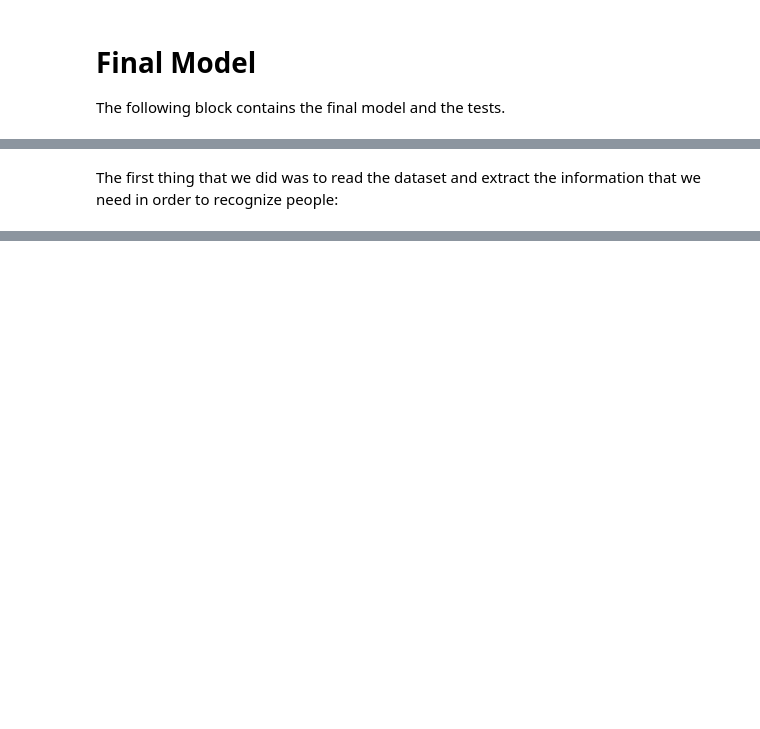
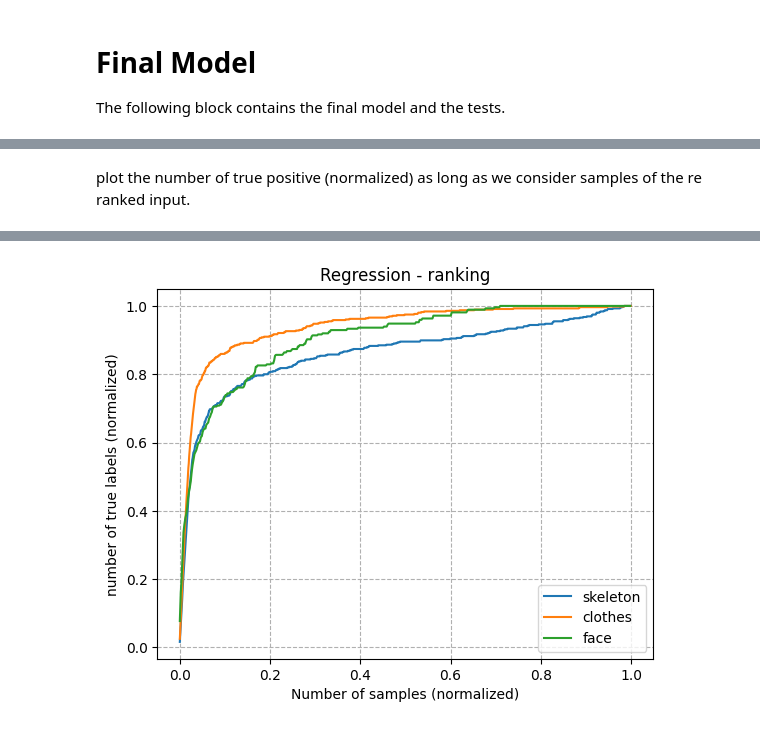
Before and after one commit to Andreus00/FDS, a Jupyter notebook: src/notebook.ipynb, the cells around one changed output, grey strips where cells are left out. Cells and saved outputs as stored; diff of their text form; code cells hidden in the pictures; blank space fills up the shorter version.

Commit message:
Updated the regression part

```diff
--- a/src/notebook.ipynb
+++ b/src/notebook.ipynb
@@ -842,13 +678,0 @@ def test_regression(name, model_skel, model_clothes, model_face,
-# %%
-m1 = Pipeline([("poly", PolynomialFeatures(degree=4)),("LinReg", SVC())])
-m2 = Pipeline([("poly", PolynomialFeatures(degree=4)),("LinReg", SVC())])
-m3 = Pipeline([("poly", PolynomialFeatures(degree=4)),("LinReg", SVC())])
-
-test_regression("Pipeline", m1, m2, m3, X_skel, X_clothes, X_face, X_skel_test, X_clothes_test, X_face_test, y_train, y_test, y_face, y_face_test, X_skel_logistic, X_clothes_logistic, X_face_logistic, X_skel_test_logistic, X_clothes_test_logistic, X_face_test_logistic, y_train_logistic, y_test_logistic, y_face_logistic, y_face_test_logistic)
-# %%
-m1 = Pipeline([("poly", PolynomialFeatures()), ("scaler", StandardScaler()), ("Regression", SVC())])
-m2 = Pipeline([("poly", PolynomialFeatures()), ("scaler", StandardScaler()), ("Regression", SVC())])
-m3 = Pipeline([("poly", PolynomialFeatures()), ("scaler", StandardScaler()), ("Regression", SVC())])
-test_regression("Pipeline", m1, m2, m3, X_skel, X_clothes, X_face, X_skel_test, X_clothes_test, X_face_test, y_train, y_test, y_face, y_face_test, X_skel_logistic, X_clothes_logistic, X_face_logistic, X_skel_test_logistic, X_clothes_test_logistic, X_face_test_logistic, y_train_logistic, y_test_logistic, y_face_logistic, y_face_test_logistic)
-# %% [markdown]
-The first thing that we did was to read the dataset and extract the information that we need in order to recognize people:
@@ -854,0 +742,66 @@ The first thing that we did was to read the dataset and extract the information
+# %% [markdown]
+plot the number of true positive (normalized) as long as we consider samples of the re ranked input.
+# %%
+from sklearn.ensemble import AdaBoostRegressor
+from sklearn.linear_model import BayesianRidge
+
+files = [f for f in os.listdir("./sampled") if re.match("(video_)([0-9]*)(_sample_)([0-9]*)_([Xy])(.npy)", f)]
+files.sort()
+samples = [(files[i], files[i+1], files[i+2], files[i+3]) for i in range(0, len(files) - 2, 4)]
+
+curve_sk = []
+curve_cl = []
+curve_fa = []
+
+for f_X, f_y, f_X_2, f_y_2 in samples:
+    print([f_X, f_y, f_X_2, f_y_2])
+
+    X = np.load("./sampled/" + f_X)
+    y = np.load("./sampled/" + f_y)
+    y -= 1
+    y *= -1
+    X_skel, X_clothes, X_face, trhs_skel, trhs_clothes, trhs_faces, y_train, y_trhs, y_face, y_trhs_face = filter_and_split_dataset(X, y)
+
+    X_2 = np.load("./sampled/" + f_X_2)
+    y_2 = np.load("./sampled/" + f_y_2)
+    y_2 -= 1
+    y_2 *= -1
+    X_skel_test, X_clothes_test, X_face_test, _, __, ___, y_test, ____, y_face_test, _____ = filter_and_split_dataset(X_2, y_2)
+
+
+    m1 = Pipeline([("poly", PolynomialFeatures()), ("scaler", StandardScaler()), ("SVRLogistic", AdaBoostRegressor(base_estimator=SVR(), n_estimators=30))])
+    m2 = Pipeline([("poly", PolynomialFeatures()), ("scaler", StandardScaler()), ("SVRLogistic", AdaBoostRegressor(base_estimator=SVR(), n_estimators=30))])
+    m3 = Pipeline([("poly", PolynomialFeatures()), ("scaler", StandardScaler()), ("SVRLogistic", SVR())])
+    # fig, ax = plt.subplots(1, 3)
+    ax = [None] * 3
+    curve_sk.append(test_model_("Skel", m1, X_skel, X_skel_test, y_train, y_test, ax[0]))
+    curve_cl.append(test_model_("Clothes", m2, X_clothes, X_clothes_test, y_train, y_test, ax[1]))
+    curve_fa.append(test_model_("Face", m3, X_face, X_face_test, y_face, y_face_test, ax[2]))
+
+curve_sk = np.mean(curve_sk, axis=0)
+curve_cl = np.mean(curve_cl, axis=0)
+x_range = np.arange(0, len(curve_sk), dtype=np.float32) / len(curve_sk)
+plt.plot(x_range, curve_sk, label="skeleton")
+plt.plot(x_range, curve_cl, label="clothes")
+
+# padding
+
+longest_fa = len(max(curve_fa, key=len))
+
+# pad the shorter arrays with the last value
+for i in range(0, len(curve_fa)):
+    curve_fa[i] = np.pad(curve_fa[i], (0, longest_fa - len(curve_fa[i])), 'edge')
+
+curve_fa = np.mean(curve_fa, axis=0)
+x_range_fa = np.arange(0, len(curve_fa), dtype=np.float32)
+plt.plot(x_range_fa / len(curve_fa), curve_fa, label="face")
+plt.title("Regression - ranking")
+plt.xlabel("Number of samples (normalized)")
+plt.ylabel("number of true labels (normalized)")
+
+# Add Legends
+
+plt.grid(linestyle="--")
+plt.legend()
+plt.show()
+# %% [output]
@@ -854,0 +823 @@ The first thing that we did was to read the dataset and extract the information
+[figure, added]
```
Also changed, not shown: parts of 9 cells of this notebook.
